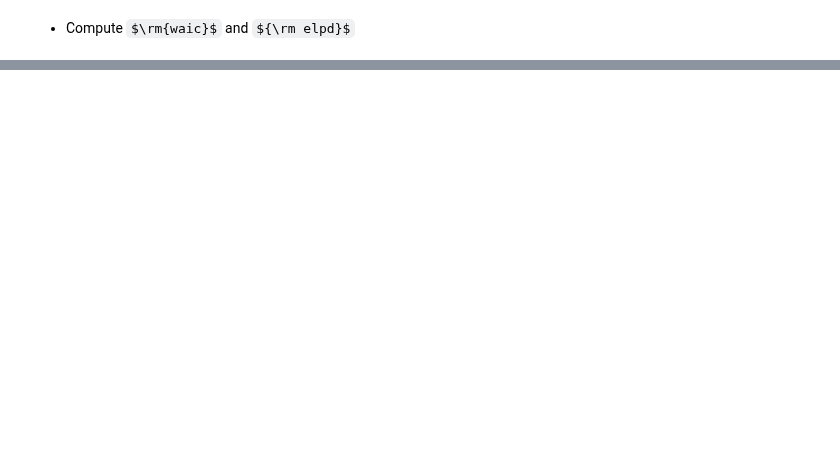
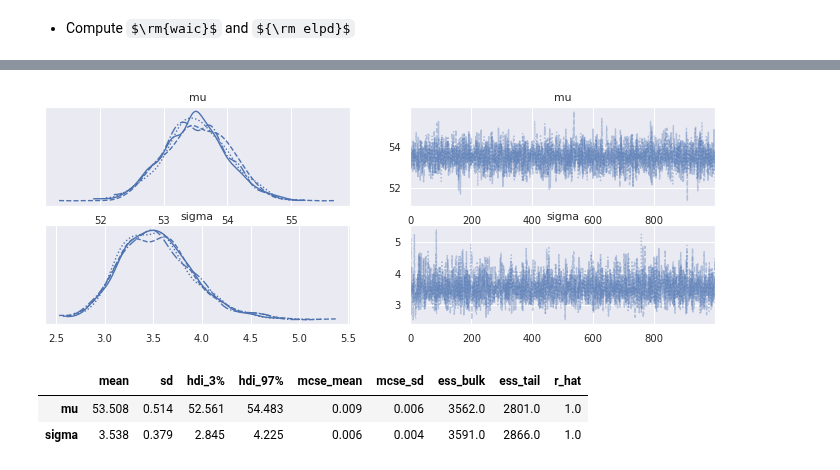
Before and after one commit to gcorani/bda, a Jupyter notebook: ex/ex08_waic.ipynb, the cells around one changed output, grey strips where cells are left out. Drawn from its saved outputs; the diff is of its cells as text; code cells hidden in the pictures; some formulas as TeX source; blank space fills up the shorter version.

```diff
--- a/ex/ex08_waic.ipynb
+++ b/ex/ex08_waic.ipynb
@@ -134,0 +188,6 @@ elpd = (lppd - p_waic); elpd
+# %%
+with pm.Model() as model_gaussian:
+    mu = pm.Uniform('mu', lower=40, upper=70)
+    sigma = pm.HalfNormal('sigma', sd=10)
+    y_obs = pm.Normal('y_obs', mu=mu, sd=sigma, observed=y)
+    trace_gaussian = pm.sample(1000, return_inferencedata=True)
@@ -134,0 +201,11 @@ elpd = (lppd - p_waic); elpd
+# %%
+az.plot_trace(trace_gaussian);
+# %% [output]
+[figure, added]
+# %%
+with model_gaussian:
+    display(az.summary(trace_gaussian))
+# %% [output]
+|  | mean | sd | hdi_3% | hdi_97% | mcse_mean | mcse_sd | ess_bulk | ess_tail | r_hat |
+| mu | 53.508 | 0.514 | 52.561 | 54.483 | 0.009 | 0.006 | 3562.0 | 2801.0 | 1.0 |
+| sigma | 3.538 | 0.379 | 2.845 | 4.225 | 0.006 | 0.004 | 3591.0 | 2866.0 | 1.0 |
```
Also changed, not shown: parts of 39 cells of this notebook, 1 other file.
